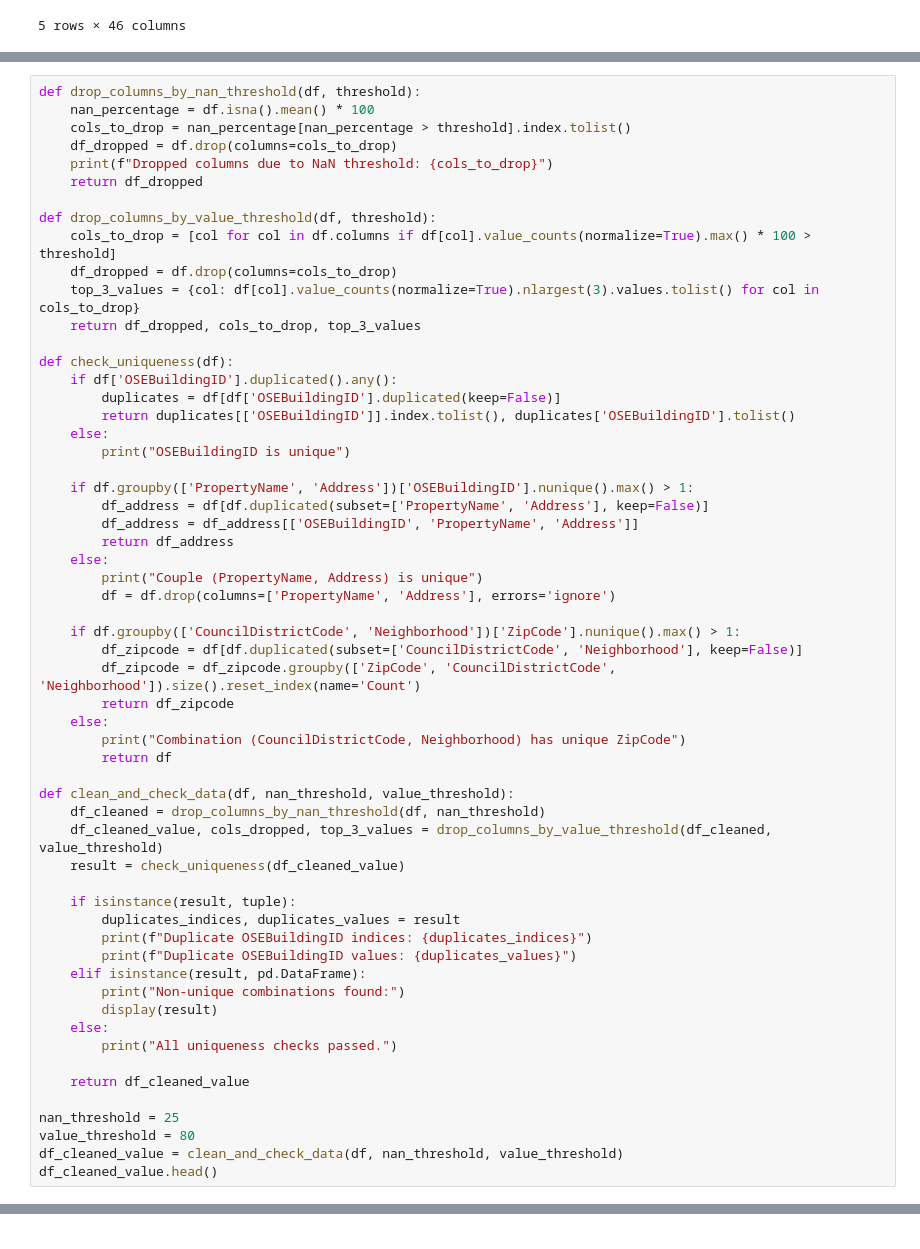
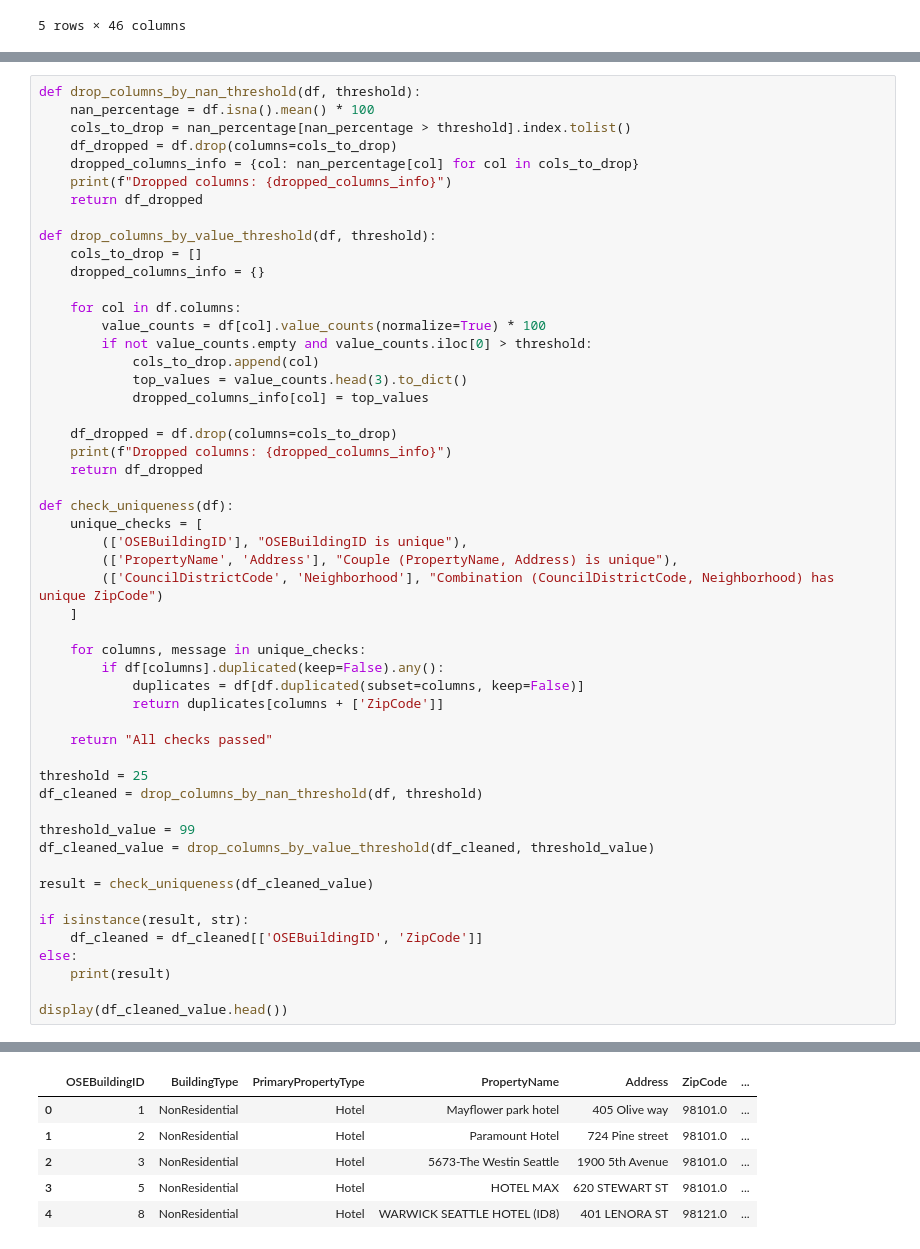
Before and after one commit to Najia-afk/Mission4, a Jupyter notebook: mission4.ipynb, the cells around one changed output, grey strips where cells are left out. Cells and saved outputs as stored; diff of their text form.

```diff
--- a/mission4.ipynb
+++ b/mission4.ipynb
@@ -163,56 +21,51 @@ def drop_columns_by_nan_threshold(df, threshold):
     nan_percentage = df.isna().mean() * 100
     cols_to_drop = nan_percentage[nan_percentage > threshold].index.tolist()
     df_dropped = df.drop(columns=cols_to_drop)
-    print(f"Dropped columns due to NaN threshold: {cols_to_drop}")
+    dropped_columns_info = {col: nan_percentage[col] for col in cols_to_drop}
+    print(f"Dropped columns: {dropped_columns_info}")
     return df_dropped
 
 def drop_columns_by_value_threshold(df, threshold):
-    cols_to_drop = [col for col in df.columns if df[col].value_counts(normalize=True).max() * 100 > threshold]
+    cols_to_drop = []
+    dropped_columns_info = {}
+
+    for col in df.columns:
+        value_counts = df[col].value_counts(normalize=True) * 100
+        if not value_counts.empty and value_counts.iloc[0] > threshold:
+            cols_to_drop.append(col)
+            top_values = value_counts.head(3).to_dict()
+            dropped_columns_info[col] = top_values
+
     df_dropped = df.drop(columns=cols_to_drop)
-    top_3_values = {col: df[col].value_counts(normalize=True).nlargest(3).values.tolist() for col in cols_to_drop}
-    return df_dropped, cols_to_drop, top_3_values
+    print(f"Dropped columns: {dropped_columns_info}")
+    return df_dropped
 
 def check_uniqueness(df):
-    if df['OSEBuildingID'].duplicated().any():
-        duplicates = df[df['OSEBuildingID'].duplicated(keep=False)]
-        return duplicates[['OSEBuildingID']].index.tolist(), duplicates['OSEBuildingID'].tolist()
-    else:
-        print("OSEBuildingID is unique")
+    unique_checks = [
+        (['OSEBuildingID'], "OSEBuildingID is unique"),
+        (['PropertyName', 'Address'], "Couple (PropertyName, Address) is unique"),
+        (['CouncilDistrictCode', 'Neighborhood'], "Combination (CouncilDistrictCode, Neighborhood) has unique ZipCode")
+    ]
 
-    if df.groupby(['PropertyName', 'Address'])['OSEBuildingID'].nunique().max() > 1:
-        df_address = df[df.duplicated(subset=['PropertyName', 'Address'], keep=False)]
-        df_address = df_address[['OSEBuildingID', 'PropertyName', 'Address']]
-        return df_address
-    else:
-        print("Couple (PropertyName, Address) is unique")
-        df = df.drop(columns=['PropertyName', 'Address'], errors='ignore')
+    for columns, message in unique_checks:
+        if df[columns].duplicated(keep=False).any():
+            duplicates = df[df.duplicated(subset=columns, keep=False)]
+            return duplicates[columns + ['ZipCode']]
 
-    if df.groupby(['CouncilDistrictCode', 'Neighborhood'])['ZipCode'].nunique().max() > 1:
-        df_zipcode = df[df.duplicated(subset=['CouncilDistrictCode', 'Neighborhood'], keep=False)]
-        df_zipcode = df_zipcode.groupby(['ZipCode', 'CouncilDistrictCode', 'Neighborhood']).size().reset_index(name='Count')
-        return df_zipcode
-    else:
-        print("Combination (CouncilDistrictCode, Neighborhood) has unique ZipCode")
-        return df
+    return "All checks passed"
 
-def clean_and_check_data(df, nan_threshold, value_threshold):
-    df_cleaned = drop_columns_by_nan_threshold(df, nan_threshold)
-    df_cleaned_value, cols_dropped, top_3_values = drop_columns_by_value_threshold(df_cleaned, value_threshold)
-    result = check_uniqueness(df_cleaned_value)
+threshold = 25
+df_cleaned = drop_columns_by_nan_threshold(df, threshold)
 
-    if isinstance(result, tuple):
-        duplicates_indices, duplicates_values = result
-        print(f"Duplicate OSEBuildingID indices: {duplicates_indices}")
-        print(f"Duplicate OSEBuildingID values: {duplicates_values}")
-    elif isinstance(result, pd.DataFrame):
-        print("Non-unique combinations found:")
-        display(result)
-    else:
-        print("All uniqueness checks passed.")
+threshold_value = 99
+df_cleaned_value = drop_columns_by_value_threshold(df_cleaned, threshold_value)
 
-    return df_cleaned_value
+result = check_uniqueness(df_cleaned_value)
 
-nan_threshold = 25
-value_threshold = 80
-df_cleaned_value = clean_and_check_data(df, nan_threshold, value_threshold)
-df_cleaned_value.head()
+if isinstance(result, str):
+    df_cleaned = df_cleaned[['OSEBuildingID', 'ZipCode']]
+else:
+    print(result)
+
+display(df_cleaned_value.head())
+# %% [output]
@@ -218,0 +88,6 @@ df_cleaned_value.head()
+|  | OSEBuildingID | BuildingType | PrimaryPropertyType | PropertyName | Address | ZipCode | ... |
+| 0 | 1 | NonResidential | Hotel | Mayflower park hotel | 405 Olive way | 98101.0 | ... |
+| 1 | 2 | NonResidential | Hotel | Paramount Hotel | 724 Pine street | 98101.0 | ... |
+| 2 | 3 | NonResidential | Hotel | 5673-The Westin Seattle | 1900 5th Avenue | 98101.0 | ... |
+| 3 | 5 | NonResidential | Hotel | HOTEL MAX | 620 STEWART ST | 98101.0 | ... |
+| 4 | 8 | NonResidential | Hotel | WARWICK SEATTLE HOTEL (ID8) | 401 LENORA ST | 98121.0 | ... |
```
Also changed, not shown: parts of 4 cells of this notebook.
